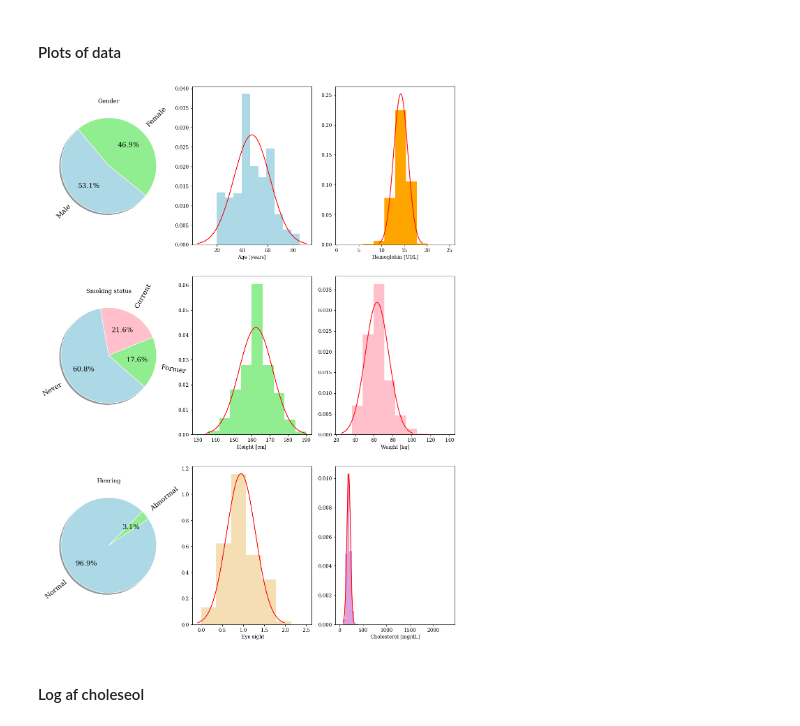
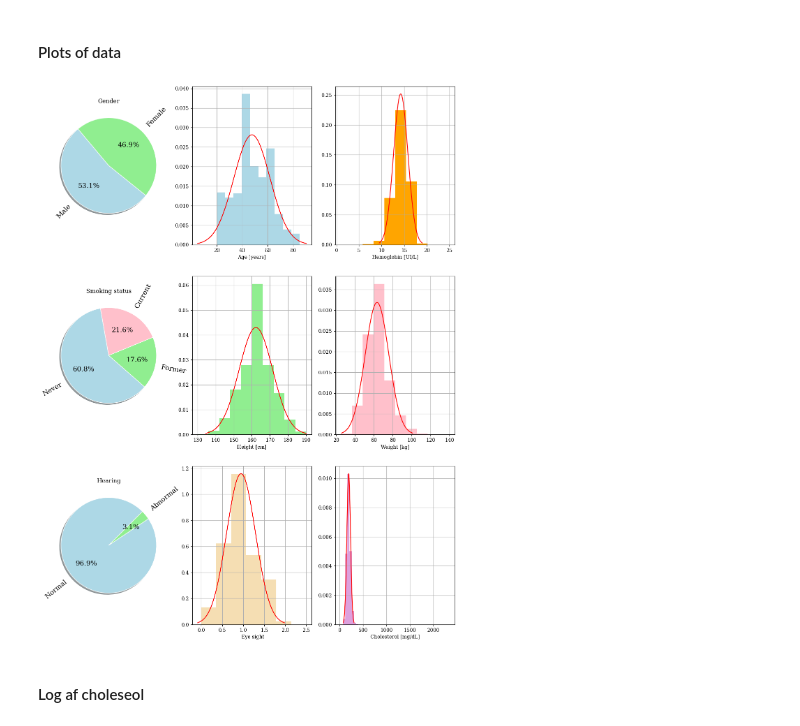
Before and after one commit to CarlaZdravkovicHugod/MLProject1, a Jupyter notebook: viz.ipynb, the cells around one changed output. Saved outputs shown, nothing was run; the diff lists cells and outputs as text; code cells hidden in the pictures.

```diff
--- a/viz.ipynb
+++ b/viz.ipynb
@@ -74,6 +74,7 @@ x1 = np.linspace(mu1 - 3*sigma1, mu1 + 3*sigma1, 100)
 plt.subplot(3,3,2)
 plt.hist(raw_data[:, 2], density=True, color='lightblue', bins = 10)
 plt.xlabel('Age [years]')
+plt.grid()
 plt.plot(x1, stats.norm.pdf(x1, mu1, sigma1), color='red')
 
 
@@ -98,6 +99,7 @@ x2 = np.linspace(mu2 - 3*sigma2, mu2 + 3*sigma2, 100)
 plt.subplot(3,3,3)
 plt.hist(raw_data[:, 17], density=True, color='orange', bins = 10)
 plt.xlabel('Hemoglobin [UI/L]')
+plt.grid()
 plt.plot(x2, stats.norm.pdf(x2, mu2, sigma2), color='red')
 
 
@@ -125,6 +127,7 @@ x3 = np.linspace(mu3 - 3*sigma3, mu3 + 3*sigma3, 100)
 plt.subplot(3,3,5)
 plt.hist(raw_data[:, 3], density=True, color='lightgreen')
 plt.xlabel('Height [cm]')
+plt.grid()
 plt.plot(x3, stats.norm.pdf(x3, mu3, sigma3), color='red')
 
 
@@ -135,6 +138,7 @@ x4 = np.linspace(mu4 - 3*sigma4, mu4 + 3*sigma4, 100)
 plt.subplot(3,3,6)
 plt.hist(raw_data[:, 4], density=True, color='pink', bins=10)
 plt.xlabel('Weight [kg]')
+plt.grid()
 plt.plot(x4, stats.norm.pdf(x4, mu4, sigma4), color='red')
 
 # plot 7, sight raw_data[:,6] left raw_data[:,7] right. Here I have to add two normal distribution. OBS: blind is the outlier
@@ -154,40 +158,42 @@ plt.hist(sight_L, density=True, color='wheat', bins = 7)
 plt.hist(sight_R, density=True, color='wheat', bins = 7)
 plt.xlabel(' Eye sight')
 #plt.scatter(9.2,0.04, color='orange', marker='x')
+plt.grid()
 plt.plot(x5, stats.norm.pdf(x5, mu5, sigma5), color='red')
 
 
 # plot 8: hearing raw_data[:,8] left raw_data[:,9] right, very few with abnormaliti
 b = raw_data[:, 8]
 unique, counts = np.unique(b, return_counts=True)
 ones = counts[0]
 two = counts[1]
 atts = ['Normal', 'Abnormal']
 hear = [ones, two]
 plt.subplot(3,3,7)
 u1 = np.floor(np.sqrt(M)); v1 = np.ceil(float(M)/u1)
 plt.plot(1, int(v1), 1)
 plt.pie(hear, labels = atts, colors = ['lightblue', 'lightgreen'], autopct='%1.1f%%',
 startangle=45,
 wedgeprops={"linewidth": 1, "edgecolor": "white",'antialiased':True}, textprops={'fontsize': 14}, shadow=True, rotatelabels=True)
 plt.title('Hearing')
 
 
 # plot 9, chloesterol level total
 chol = raw_data[:,13]
 mu6 = np.mean(chol)
 sigma6 = np.std(chol)
 x6 = np.linspace(mu6 - 3*sigma6, mu6 + 3*sigma6, 100)
 plt.subplot(3,3,9)
 plt.hist(chol, density=True, color='plum', bins = 50)
 plt.xlabel('Cholesterol [mg/dL]')
+plt.grid()
 plt.plot(x6, stats.norm.pdf(x6, mu6, sigma6), color='red')
 
 
 
 plt.show()
 # %% [output]
-[figure, old version]
+[figure, new version]
 # %% [markdown]
 #### Log af choleseol
 # %%
```
Also changed, not shown: parts of 11 cells of this notebook, 3 other files.
